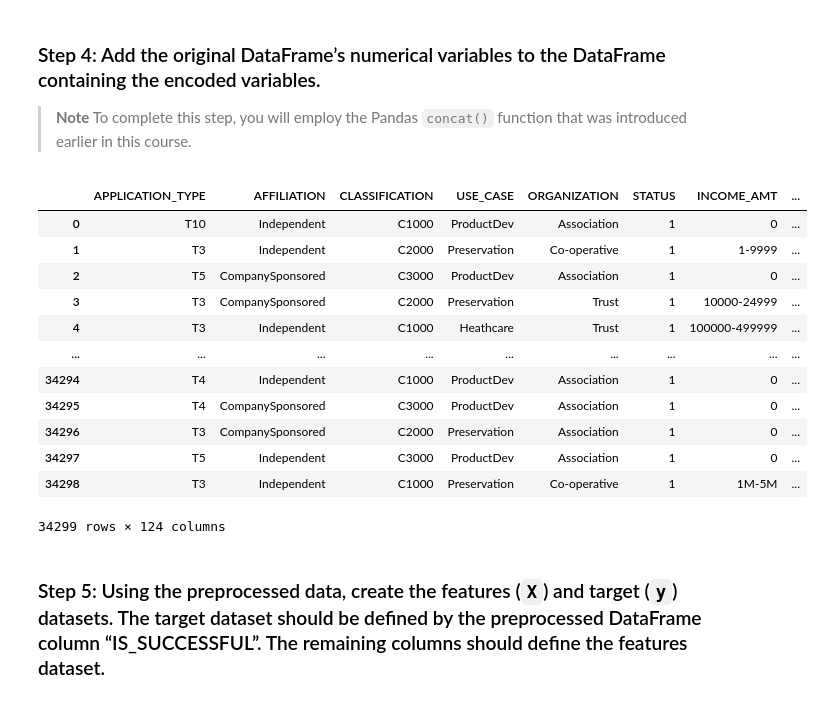
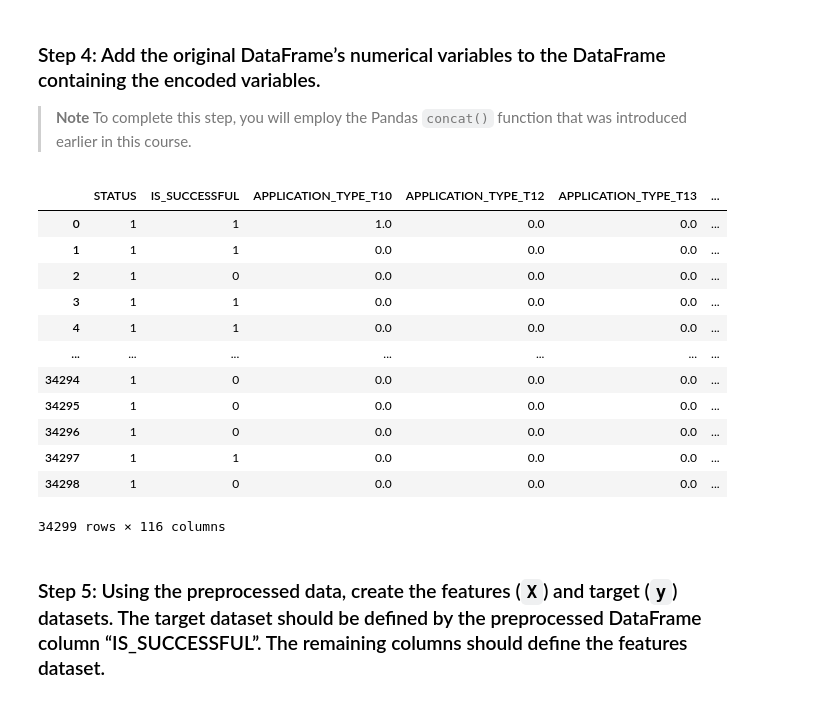
Before and after one commit to schroeds20055/Module13_Challenge, a Jupyter notebook: Starter_Code/GC_venture_funding_with_deep_learning.ipynb, the cells around one changed output. Saved outputs shown, nothing was run; the diff lists cells and outputs as text; code cells hidden in the pictures.

```diff
--- a/Starter_Code/GC_venture_funding_with_deep_learning.ipynb
+++ b/Starter_Code/GC_venture_funding_with_deep_learning.ipynb
@@ -211,30 +211,30 @@ encoded_df
 # %%
 # Add the numerical variables from the original DataFrame to the one-hot encoding DataFrame
 encoded_df = pd.concat(
     [
-        applicant_data_df,
+        applicant_data_df[["STATUS" , "IS_SUCCESSFUL"]],
         encoded_df
     ],
     axis=1
 )
 
 
 # Review the Dataframe
 encoded_df
 # %% [output]
-|  | APPLICATION_TYPE | AFFILIATION | CLASSIFICATION | USE_CASE | ORGANIZATION | STATUS | INCOME_AMT | ... |
-| 0 | T10 | Independent | C1000 | ProductDev | Association | 1 | 0 | ... |
-| 1 | T3 | Independent | C2000 | Preservation | Co-operative | 1 | 1-9999 | ... |
-| 2 | T5 | CompanySponsored | C3000 | ProductDev | Association | 1 | 0 | ... |
-| 3 | T3 | CompanySponsored | C2000 | Preservation | Trust | 1 | 10000-24999 | ... |
-| 4 | T3 | Independent | C1000 | Heathcare | Trust | 1 | 100000-499999 | ... |
-| ... | ... | ... | ... | ... | ... | ... | ... | ... |
-| 34294 | T4 | Independent | C1000 | ProductDev | Association | 1 | 0 | ... |
-| 34295 | T4 | CompanySponsored | C3000 | ProductDev | Association | 1 | 0 | ... |
-| 34296 | T3 | CompanySponsored | C2000 | Preservation | Association | 1 | 0 | ... |
-| 34297 | T5 | Independent | C3000 | ProductDev | Association | 1 | 0 | ... |
-| 34298 | T3 | Independent | C1000 | Preservation | Co-operative | 1 | 1M-5M | ... |
+|  | STATUS | IS_SUCCESSFUL | APPLICATION_TYPE_T10 | APPLICATION_TYPE_T12 | APPLICATION_TYPE_T13 | ... |
+| 0 | 1 | 1 | 1.0 | 0.0 | 0.0 | ... |
+| 1 | 1 | 1 | 0.0 | 0.0 | 0.0 | ... |
+| 2 | 1 | 0 | 0.0 | 0.0 | 0.0 | ... |
+| 3 | 1 | 1 | 0.0 | 0.0 | 0.0 | ... |
+| 4 | 1 | 1 | 0.0 | 0.0 | 0.0 | ... |
+| ... | ... | ... | ... | ... | ... | ... |
+| 34294 | 1 | 0 | 0.0 | 0.0 | 0.0 | ... |
+| 34295 | 1 | 0 | 0.0 | 0.0 | 0.0 | ... |
+| 34296 | 1 | 0 | 0.0 | 0.0 | 0.0 | ... |
+| 34297 | 1 | 1 | 0.0 | 0.0 | 0.0 | ... |
+| 34298 | 1 | 0 | 0.0 | 0.0 | 0.0 | ... |
-34299 rows × 124 columns
+34299 rows × 116 columns
 # %% [markdown]
 ### Step 5: Using the preprocessed data, create the features (`X`) and target (`y`) datasets. The target dataset should be defined by the preprocessed DataFrame column “IS_SUCCESSFUL”. The remaining columns should define the features dataset.
 # %%
```
Also changed, not shown: parts of 29 cells of this notebook, 2 other files.
